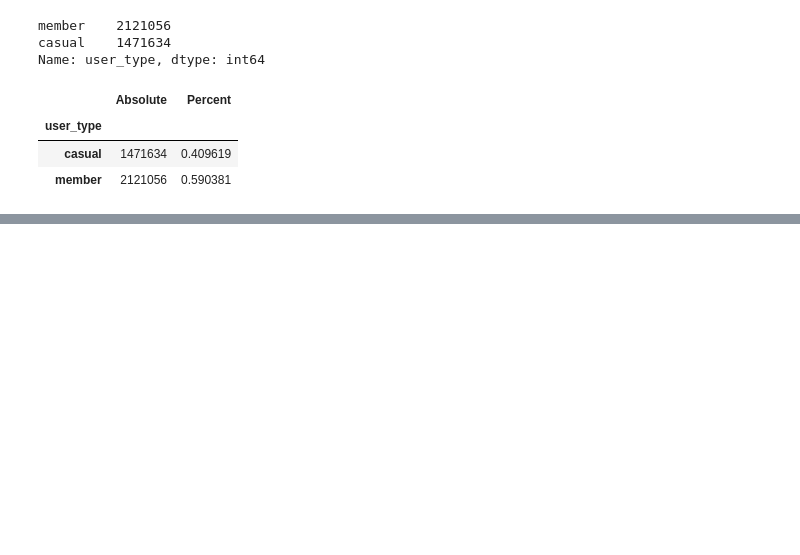
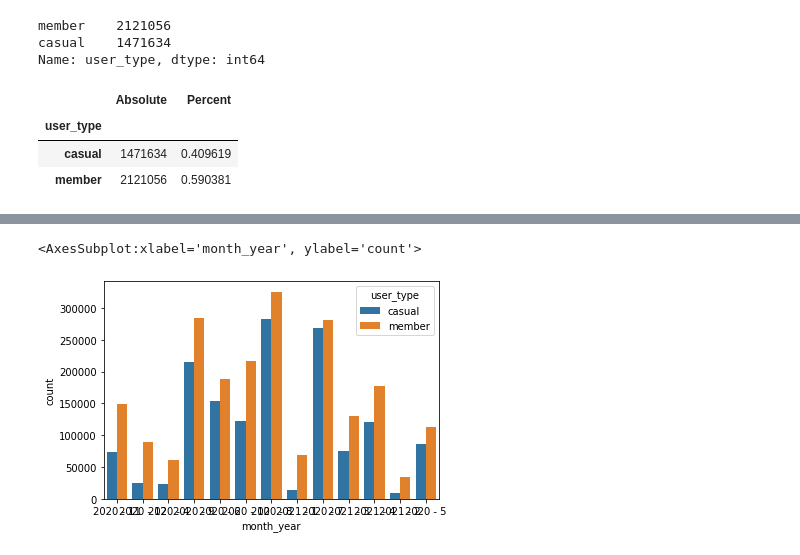
Before and after one commit to danielsaiger1/Data_Analytics, a Jupyter notebook: cyclistic-exploratory-data-analysis-python.ipynb, the cells around one changed output, grey strips where cells are left out. Saved outputs shown, nothing was run; the diff lists cells and outputs as text; code cells hidden in the pictures; blank space fills up the shorter version.

```diff
--- a/cyclistic-exploratory-data-analysis-python.ipynb
+++ b/cyclistic-exploratory-data-analysis-python.ipynb
@@ -240,0 +272,5 @@ ax.barh(names, counts, align='center', color = ['#023047', '#ffb703'])
+# %%
+sns.countplot(x = "month_year", hue = "user_type", data = df)
+# %% [output]
+<AxesSubplot:xlabel='month_year', ylabel='count'>
+[figure, added]
```
Also changed, not shown: parts of 7 cells of this notebook.
